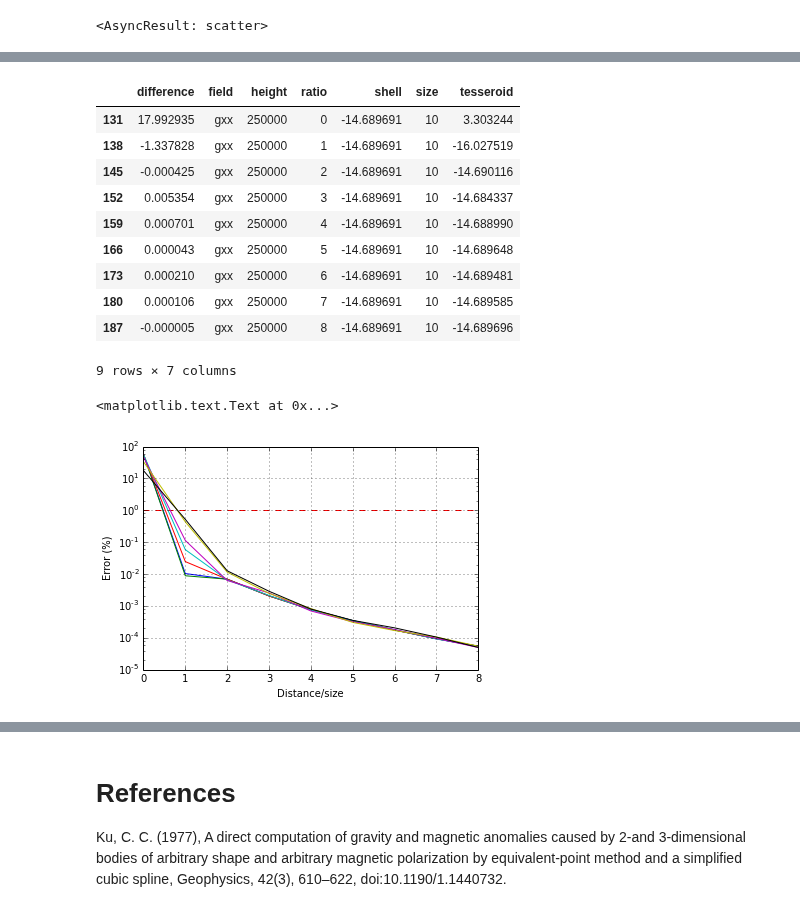
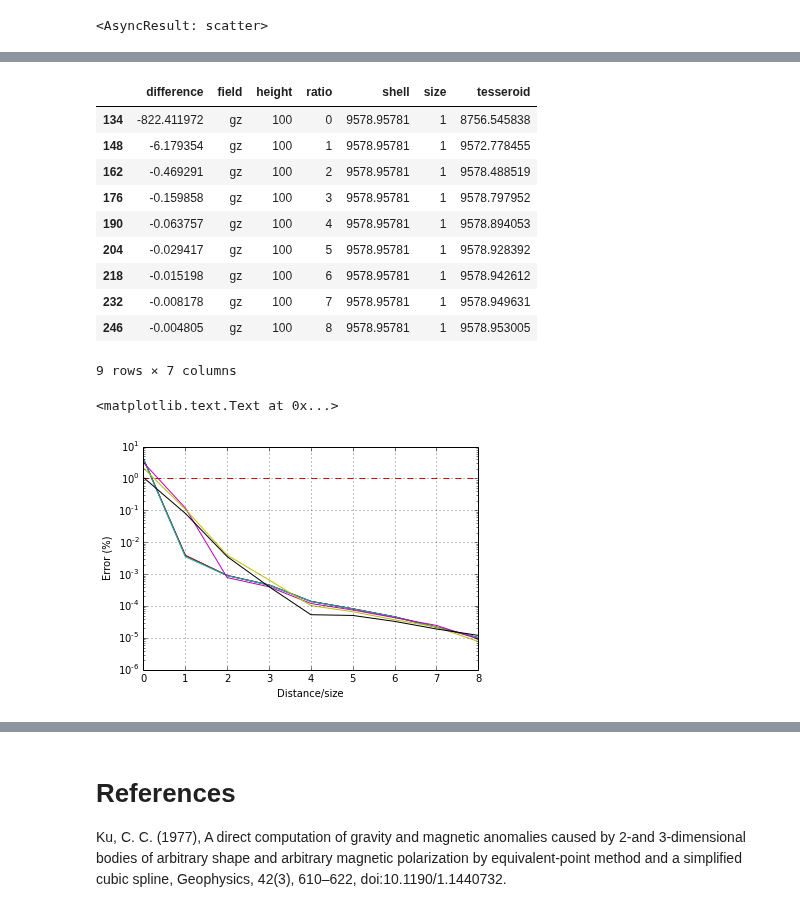
Before and after one commit to pinga-lab/paper-tesseroids, a Jupyter notebook: notebooks/tesseroid_vs_spherical_shell.ipynb, the cells around one changed output, grey strips where cells are left out. Drawn from its saved outputs; the diff is of its cells as text; code cells hidden in the pictures.

Commit message:
Updated calculations and data
Include size 0.1 and saved better CSV

```diff
--- a/notebooks/tesseroid_vs_spherical_shell.ipynb
+++ b/notebooks/tesseroid_vs_spherical_shell.ipynb
@@ -232,18 +220,18 @@ data.sort('field', inplace=True)
 data.to_csv('tesseroid_vs_spherical_shell.csv', index=False)
 data.to_pickle('tesseroid_vs_spherical_shell.pickle')
 # %%
-data[data.field == 'gxx'][data.height == 250000][data.size == 10].sort('ratio')
+data[data.field == 'gz'][data.height == 100][data.size == 1].sort('ratio')
 # %% [output]
 |  | difference | field | height | ratio | shell | size | tesseroid |
-| 131 | 17.992935 | gxx | 250000 | 0 | -14.689691 | 10 | 3.303244 |
-| 138 | -1.337828 | gxx | 250000 | 1 | -14.689691 | 10 | -16.027519 |
-| 145 | -0.000425 | gxx | 250000 | 2 | -14.689691 | 10 | -14.690116 |
-| 152 | 0.005354 | gxx | 250000 | 3 | -14.689691 | 10 | -14.684337 |
-| 159 | 0.000701 | gxx | 250000 | 4 | -14.689691 | 10 | -14.688990 |
-| 166 | 0.000043 | gxx | 250000 | 5 | -14.689691 | 10 | -14.689648 |
-| 173 | 0.000210 | gxx | 250000 | 6 | -14.689691 | 10 | -14.689481 |
-| 180 | 0.000106 | gxx | 250000 | 7 | -14.689691 | 10 | -14.689585 |
-| 187 | -0.000005 | gxx | 250000 | 8 | -14.689691 | 10 | -14.689696 |
+| 134 | -822.411972 | gz | 100 | 0 | 9578.95781 | 1 | 8756.545838 |
+| 148 | -6.179354 | gz | 100 | 1 | 9578.95781 | 1 | 9572.778455 |
+| 162 | -0.469291 | gz | 100 | 2 | 9578.95781 | 1 | 9578.488519 |
+| 176 | -0.159858 | gz | 100 | 3 | 9578.95781 | 1 | 9578.797952 |
+| 190 | -0.063757 | gz | 100 | 4 | 9578.95781 | 1 | 9578.894053 |
+| 204 | -0.029417 | gz | 100 | 5 | 9578.95781 | 1 | 9578.928392 |
+| 218 | -0.015198 | gz | 100 | 6 | 9578.95781 | 1 | 9578.942612 |
+| 232 | -0.008178 | gz | 100 | 7 | 9578.95781 | 1 | 9578.949631 |
+| 246 | -0.004805 | gz | 100 | 8 | 9578.95781 | 1 | 9578.953005 |
 9 rows × 7 columns
 # %%
 titles = dict(zip(fields,
@@ -266,9 +254,9 @@ def plot(data, field, size, percent):
     plt.grid()
 # %%
 plt.figure()
-plot(data, 'gz', 20, percent=True)
+plot(data, 'pot', 20, percent=True)
 plt.ylabel(r'Error (%)')
 plt.xlabel('Distance/size')
 # %% [output]
 <matplotlib.text.Text at 0x...>
-[figure, old version]
+[figure, new version]
```
Also changed, not shown: parts of 5 cells of this notebook, 2 other files.
